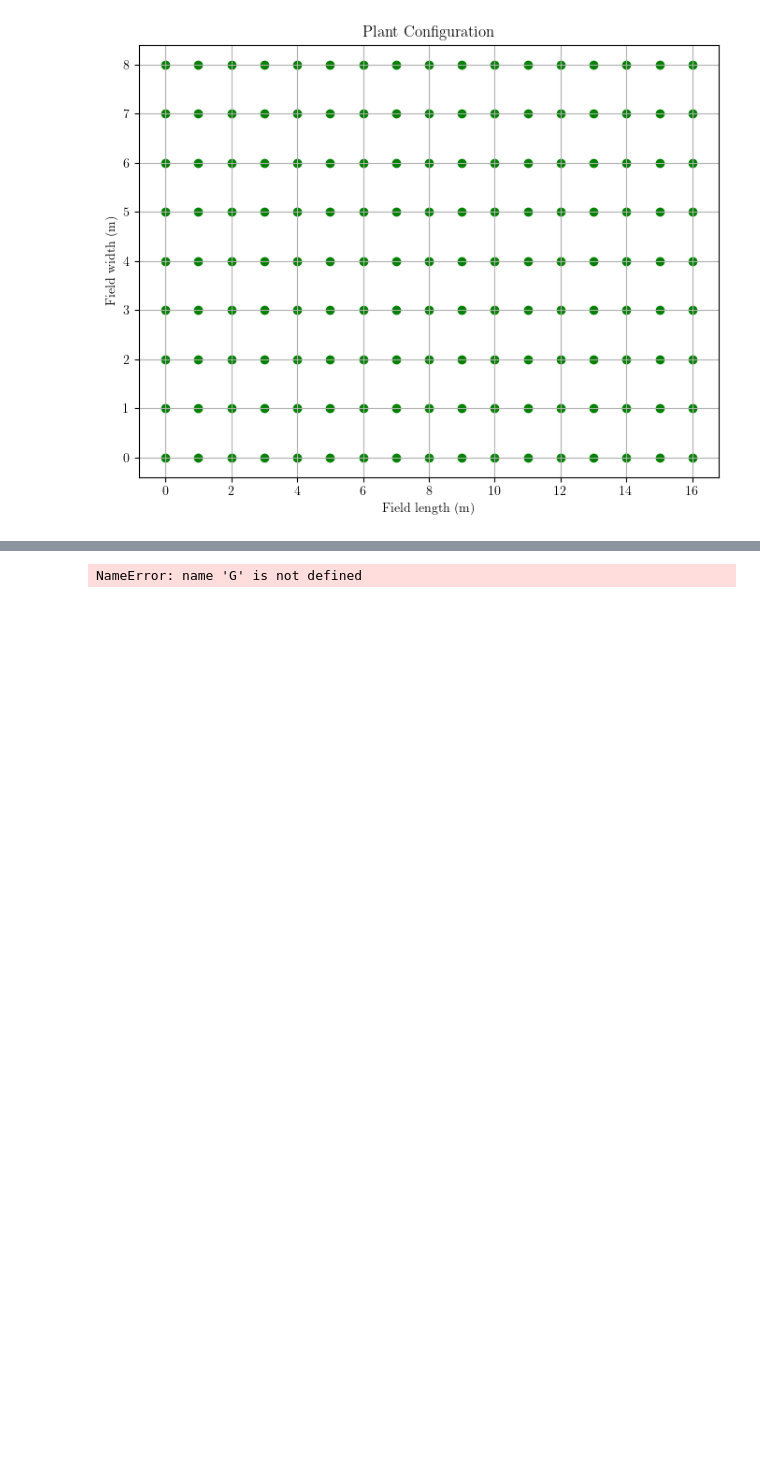
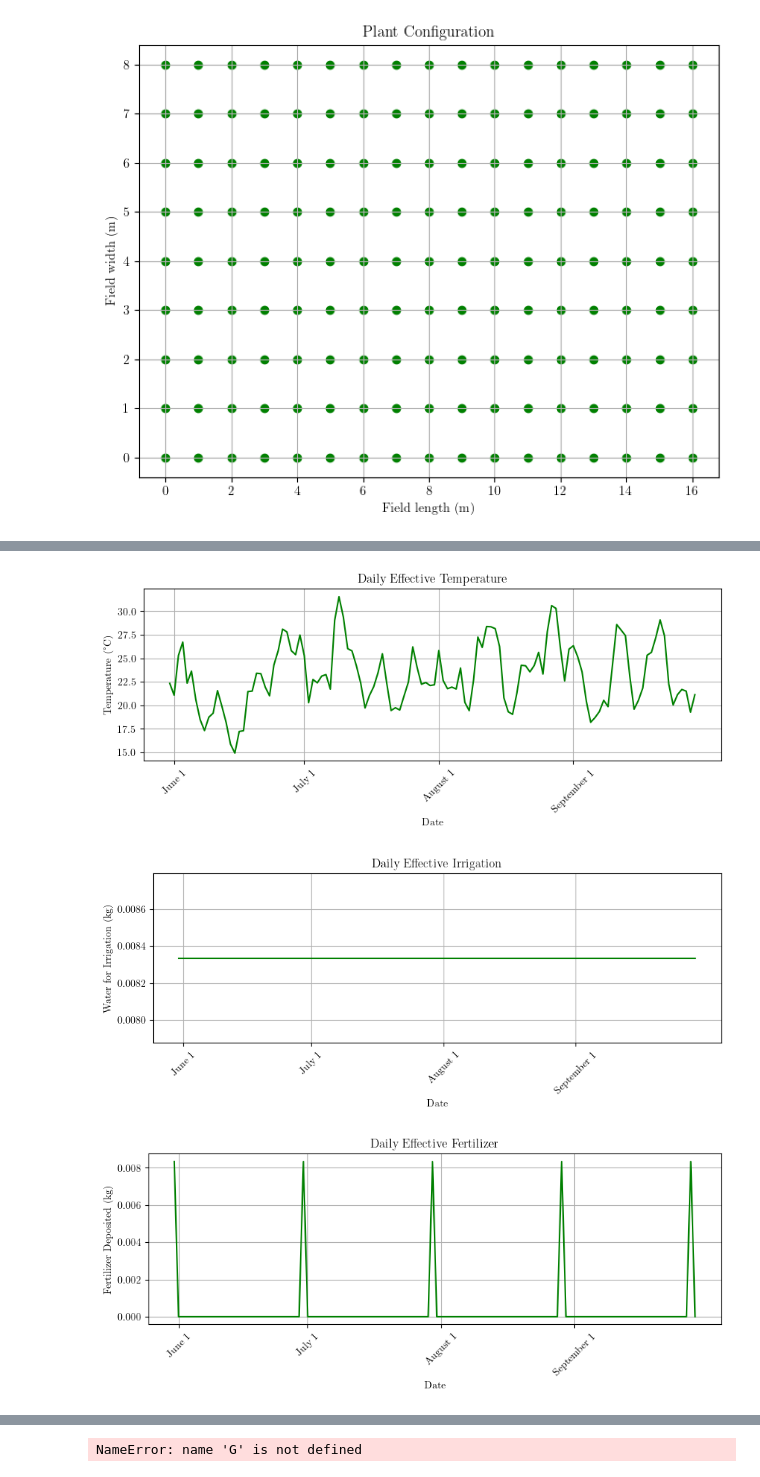
Before and after one commit to carlacupcake/smartfarm, a Jupyter notebook: code/smartfarm.ipynb, the cells around one changed output, grey strips where cells are left out. Saved outputs shown, nothing was run; the diff lists cells and outputs as text; code cells hidden in the pictures; blank space fills up the shorter version.

```diff
--- a/code/smartfarm.ipynb
+++ b/code/smartfarm.ipynb
@@ -408,0 +508,24 @@ plot_consumption(hourly_fertilizer_consumption, date_labels_points, date_labels_
+# %%
+# Plot daily effective input data
+plot_consumption(consumption=effective_temperature,
+                 start_point=start_point,
+                 end_point=end_point,
+                 consumption_frequency='daily',
+                 title='Daily Effective Temperature',
+                 ylabel='Temperature (\N{DEGREE SIGN}C)')
+plot_consumption(consumption=effective_irrigation,
+                 start_point=start_point,
+                 end_point=end_point,
+                 consumption_frequency='daily',
+                 title='Daily Effective Irrigation',
+                 ylabel='Water for Irrigation (kg)')
+plot_consumption(consumption=effective_fertilizer,
+                 start_point=start_point,
+                 end_point=end_point,
+                 consumption_frequency='daily',
+                 title='Daily Effective Fertilizer',
+                 ylabel='Fertilizer Deposited (kg)')
+# %% [output]
+[figure, added]
+[figure, added]
+[figure, added]
```
Also changed, not shown: parts of 12 cells of this notebook, 9 other files.
